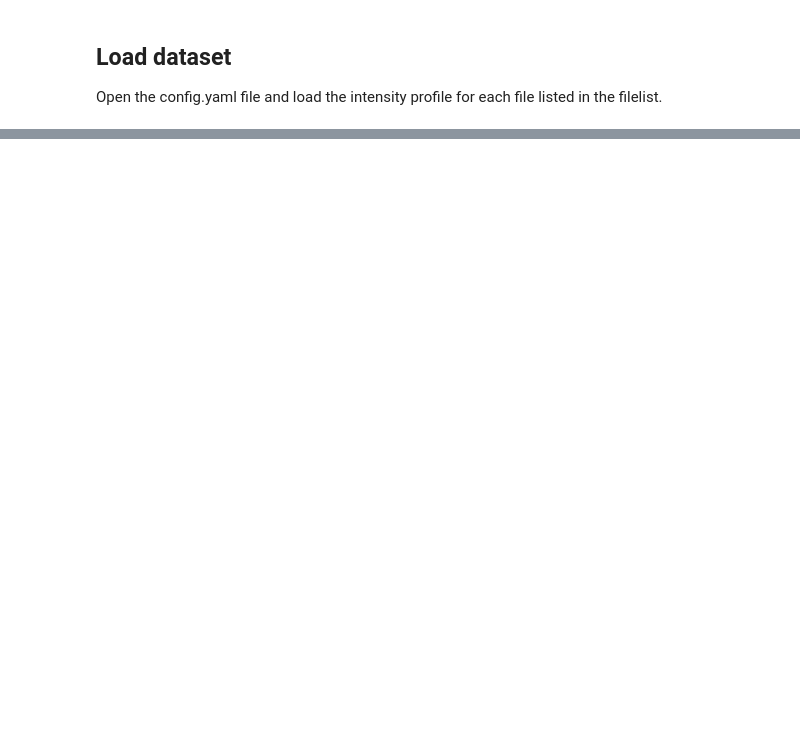
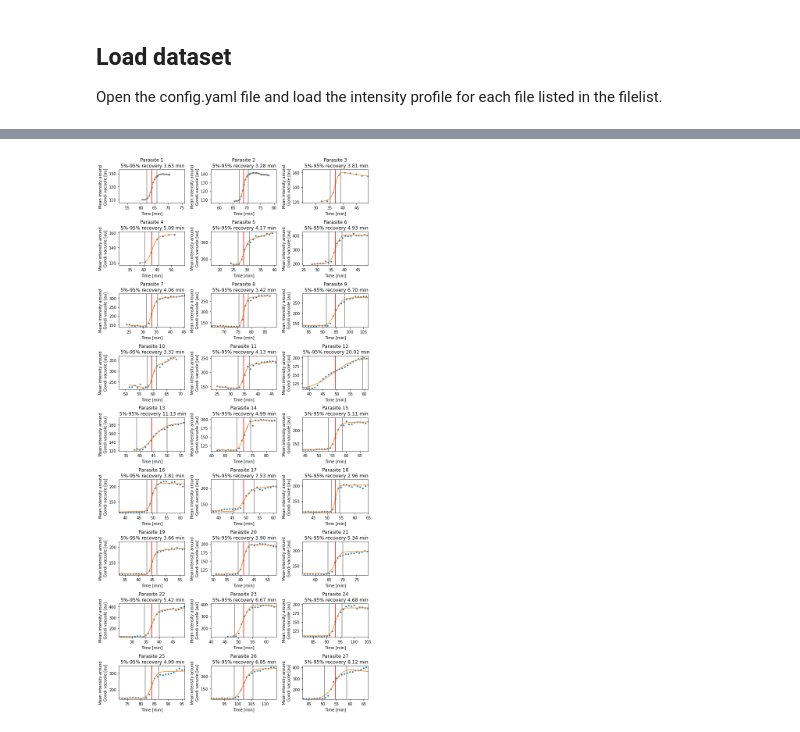
Before and after one commit to jboulanger/imagej-macro, a Jupyter notebook: Pararsite_Coat/Analyze Results.ipynb, the cells around one changed output, grey strips where cells are left out. Saved outputs shown, nothing was run; the diff lists cells and outputs as text; code cells hidden in the pictures; blank space fills up the shorter version.

```diff
--- a/Pararsite_Coat/Analyze Results.ipynb
+++ b/Pararsite_Coat/Analyze Results.ipynb
@@ -413,0 +241,27 @@ with pd.ExcelWriter(folder/'all data.xlsx') as xls:
+# %%
+def plot_profile(profile, parameter, ax):
+    ax.plot(profile['Time [min]'], profile['Mean intensity'], '.')
+    x = np.arange(profile['Time [min]'].min(), profile['Time [min]'].max(), 0.25)
+    y0, y1 = 0.975*profile['Mean intensity'].min(), 1.025*profile['Mean intensity'].max()
+    p = parameter.iloc[0]
+    yhat = model_fun(x, *p[1:6])
+    ax.plot(x,yhat)
+    t2 = p[3]
+    dt = p[6]/2
+    ax.plot([t2,t2],[y0,y1],color='red')
+    ax.plot([t2+dt,t2+dt],[y0,y1],color='gray')
+    ax.plot([t2-dt,t2-dt],[y0,y1],color='gray')
+    pid = parameter["Parasite"].item()
+    ax.set_title(f'Parasite {pid}\n 5%-95% recovery {2*dt:.2f} min')
+    ax.set_xlim([t2-12, t2+12])
+    ax.set_ylim(y0,y1)
+    ax.set_xlabel('Time [min]')
+    ax.set_ylabel('Mean intensity around\nGondi vacuole [au]')
+
+fig,ax = plt.subplots(9,3,figsize=(10,20))
+for p in parameters['Parasite']:
+    plot_profile(profiles[profiles['Parasite']==p], parameters[parameters['Parasite']==p],ax=ax.ravel()[p-1])
+fig.tight_layout()
+plt.savefig(figure_folder/f'profile-all-parasites.pdf',  bbox_inches='tight')
+# %% [output]
+[figure, added]
```
Also changed, not shown: parts of 63 cells of this notebook, 1 other file.
